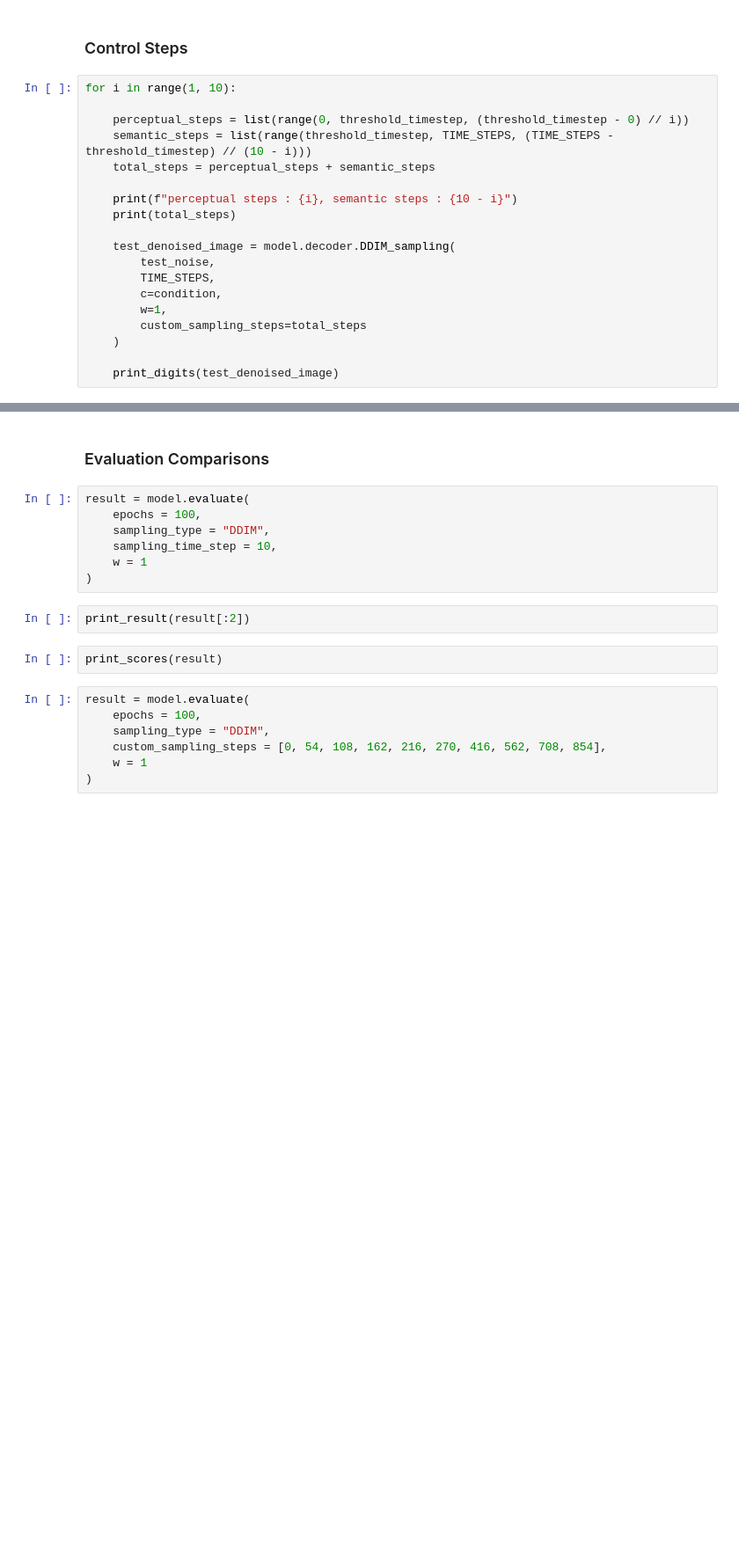
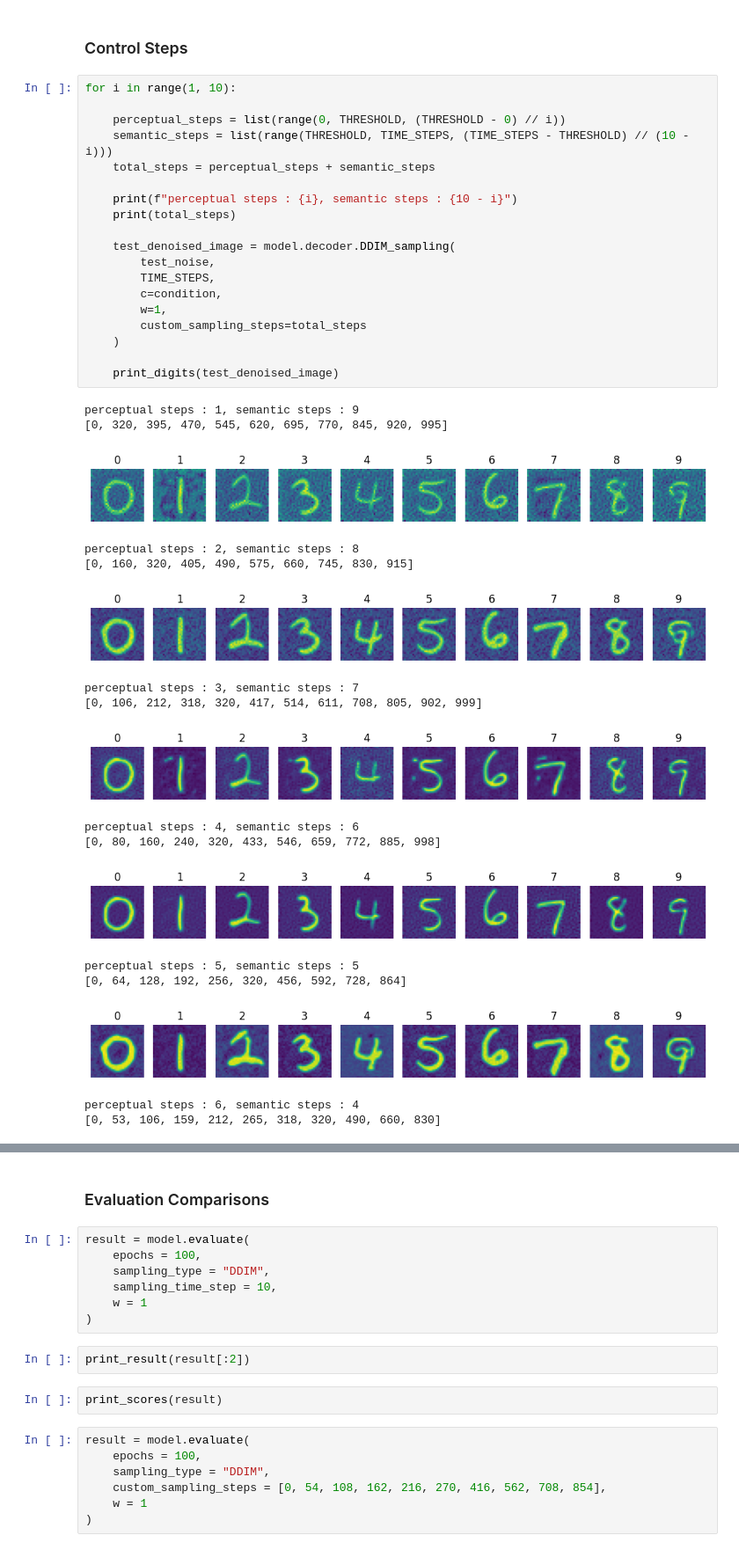
Before and after one commit to junyeong-nero/DDPM, a Jupyter notebook: diffusion_colab_experiments.ipynb, the cells around one changed output, grey strips where cells are left out. Shown at 88% size. Drawn from its saved outputs; the diff is of its cells as text; blank space fills up the shorter version.

```diff
--- a/diffusion_colab_experiments.ipynb
+++ b/diffusion_colab_experiments.ipynb
@@ -1118,19 +1195,37 @@ print_digits(test_denoised_image)
 # %%
 for i in range(1, 10):
 
-    perceptual_steps = list(range(0, threshold_timestep, (threshold_timestep - 0) // i))
-    semantic_steps = list(range(threshold_timestep, TIME_STEPS, (TIME_STEPS - threshold_timestep) // (10 - i)))
+    perceptual_steps = list(range(0, THRESHOLD, (THRESHOLD - 0) // i))
+    semantic_steps = list(range(THRESHOLD, TIME_STEPS, (TIME_STEPS - THRESHOLD) // (10 - i)))
     total_steps = perceptual_steps + semantic_steps
 
     print(f"perceptual steps : {i}, semantic steps : {10 - i}")
     print(total_steps)
 
     test_denoised_image = model.decoder.DDIM_sampling(
         test_noise,
         TIME_STEPS,
         c=condition,
         w=1,
         custom_sampling_steps=total_steps
     )
 
     print_digits(test_denoised_image)
+# %% [output]
+perceptual steps : 1, semantic steps : 9
+[0, 320, 395, 470, 545, 620, 695, 770, 845, 920, 995]
+[figure, added]
+perceptual steps : 2, semantic steps : 8
+[0, 160, 320, 405, 490, 575, 660, 745, 830, 915]
+[figure, added]
+perceptual steps : 3, semantic steps : 7
+[0, 106, 212, 318, 320, 417, 514, 611, 708, 805, 902, 999]
+[figure, added]
+perceptual steps : 4, semantic steps : 6
+[0, 80, 160, 240, 320, 433, 546, 659, 772, 885, 998]
+[figure, added]
+perceptual steps : 5, semantic steps : 5
+[0, 64, 128, 192, 256, 320, 456, 592, 728, 864]
+[figure, added]
+perceptual steps : 6, semantic steps : 4
+[0, 53, 106, 159, 212, 265, 318, 320, 490, 660, 830]
```
Also changed, not shown: parts of 17 cells of this notebook.
